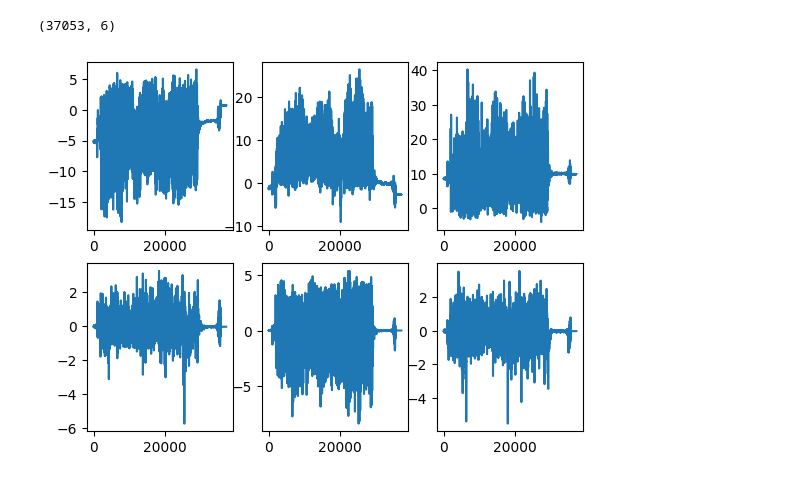
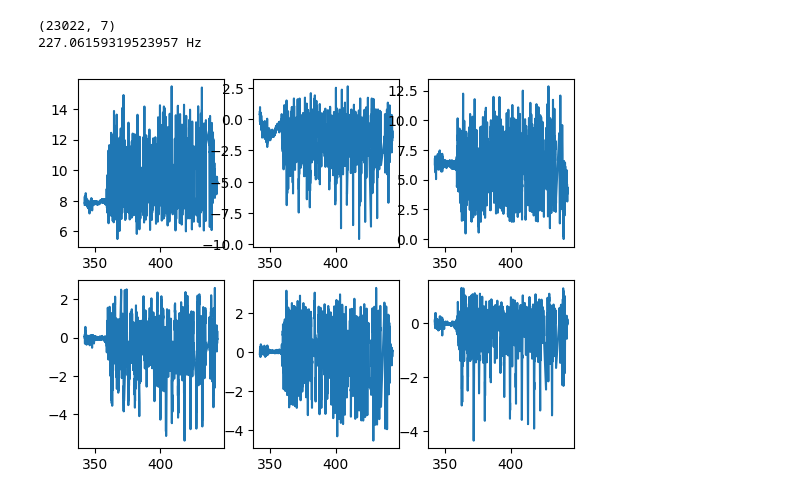
Before and after one commit to CH5425-ShockDetectionProject/StepCounter, a Jupyter notebook: Logs/DataProcessing.ipynb, the cells around one changed output. Saved outputs shown, nothing was run; the diff lists cells and outputs as text; code cells hidden in the pictures.

```diff
--- a/Logs/DataProcessing.ipynb
+++ b/Logs/DataProcessing.ipynb
@@ -3,30 +3,37 @@ import numpy as np
 import matplotlib.pyplot as plt
 
 lines = []
-with open("jog1.txt", "r") as f:
+with open("logs/walk2.txt", "r") as f:
     lines = f.readlines()
 
 data = []
 for line in lines:
-    line = line.strip().split(',')
+    line = line.strip('\n').split(',')
     data.append(line)
+data = np.array(data, dtype=np.float32)
+x_acc, y_acc, z_acc, x_ang, y_ang, z_ang, t = data[:, 0],data[:, 1], data[:, 2], data[:, 3], data[:, 4], data[:, 5], data[:,6]*0.001
+print(data.shape)
 
-data = np.array(data, dtype=np.float32)
-x_acc, y_acc, z_acc, x_ang, y_ang, z_ang = data[:, 0],data[:, 1], data[:, 2], data[:, 3], data[:, 4], data[:, 5]
+# Sampling Rate
+rec_time = t[-1]-t[0]
+s = data.shape[0]/rec_time
+print(f"{s} Hz")
+# %% [output]
+(23022, 7)
+227.06159319523957 Hz
 # %%
-print(data.shape)
+def plotFigs():
+    fig, axes = plt.subplots(nrows=2, ncols=3)
+    axes[0,0].plot(t,x_acc)
+    axes[0,1].plot(t,y_acc)
+    axes[0, 2].plot(t,z_acc)
+    axes[1, 0].plot(t,x_ang)
+    axes[1, 1].plot(t,y_ang)
+    axes[1, 2].plot(t,z_ang)
 
+    plt.show()
 
-fig, axes = plt.subplots(nrows=2, ncols=3)
-axes[0, 0].plot(x_acc)
-axes[0, 1].plot(y_acc)
-axes[0, 2].plot(z_acc)
-axes[1, 0].plot(x_ang)
-axes[1, 1].plot(y_ang)
-axes[1, 2].plot(z_ang)
-
-plt.show()
+plotFigs()
 # %% [output]
-(37053, 6)
-[figure, old version]
+[figure, new version]
 # %%
```
Also changed, not shown: parts of 3 cells of this notebook, 5 other files.
